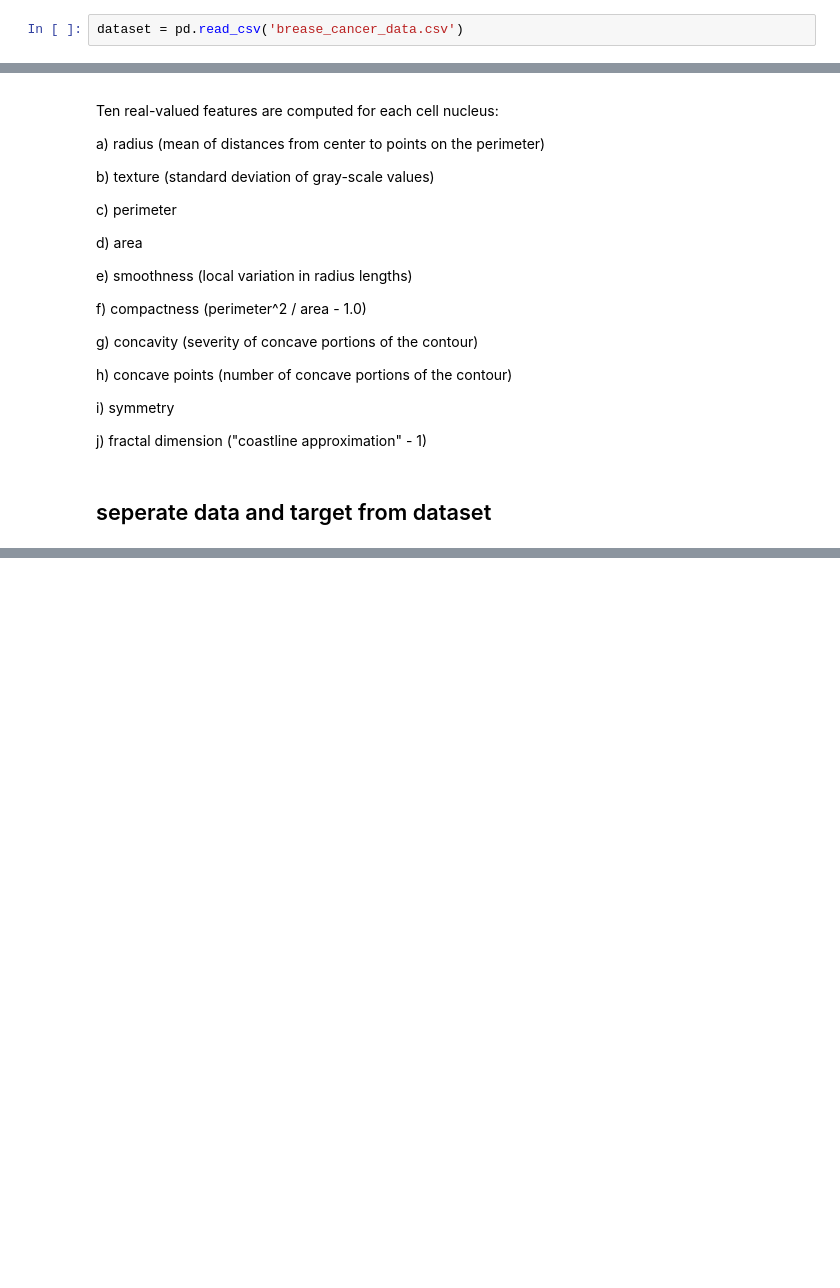
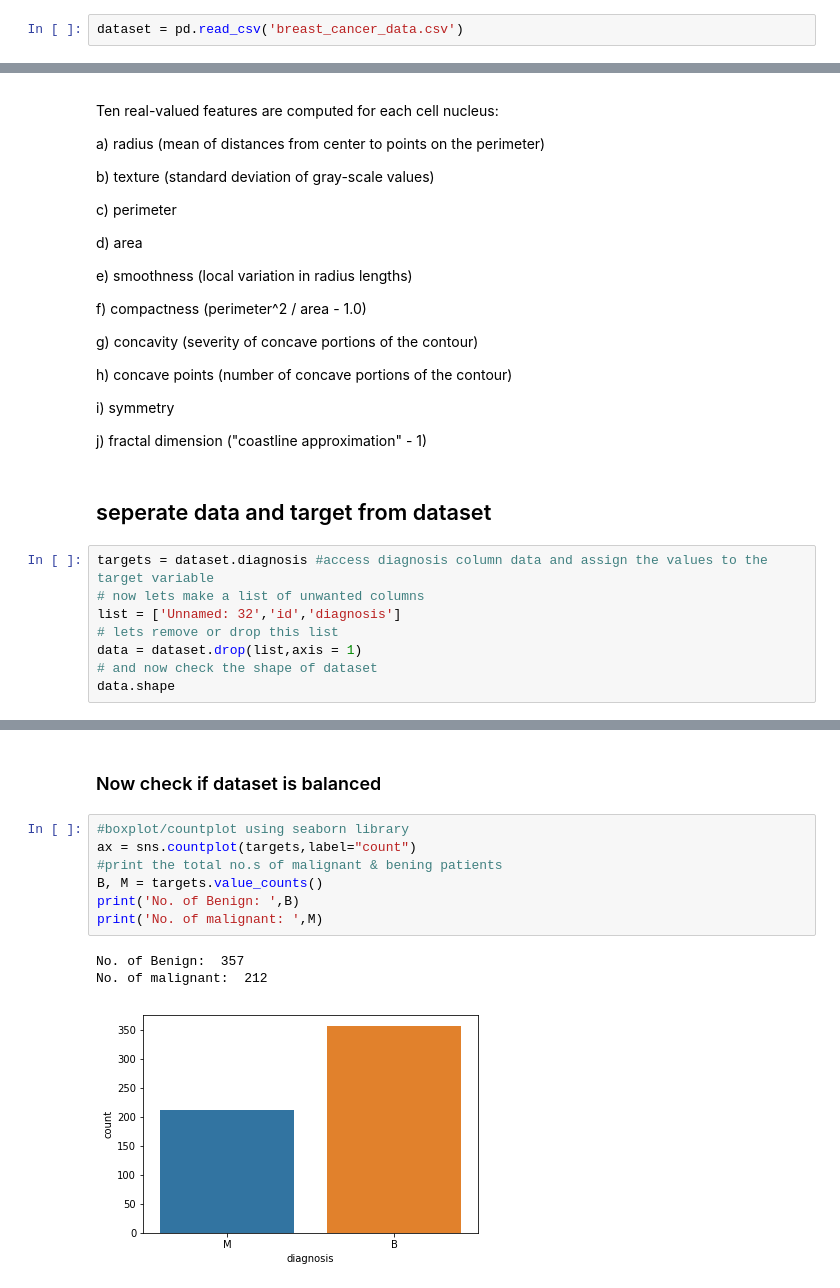
Before and after one commit to vishnu333/breast_cancer, a Jupyter notebook: Breast_cancer.ipynb, the cells around one changed output, grey strips where cells are left out. Saved outputs shown, nothing was run; the diff lists cells and outputs as text; blank space fills up the shorter version.

```diff
--- a/Breast_cancer.ipynb
+++ b/Breast_cancer.ipynb
@@ -10,7 +11,7 @@ import time #python time library
 # %% [markdown]
 # Dataset
 # %%
-dataset = pd.read_csv('brease_cancer_data.csv')
+dataset = pd.read_csv('breast_cancer_data.csv')
 # %%
 dataset.head()
 # %% [output]
@@ -55,3 +56,11 @@ i) symmetry
 j) fractal dimension ("coastline approximation" - 1)
 # %% [markdown]
 ## seperate data and target from dataset
+# %%
+targets = dataset.diagnosis #access diagnosis column data and assign the values to the target variable
+# now lets make a list of unwanted columns
+list = ['Unnamed: 32','id','diagnosis']
+# lets remove or drop this list
+data = dataset.drop(list,axis = 1)
+# and now check the shape of dataset
+data.shape
@@ -57,0 +93,13 @@ j) fractal dimension ("coastline approximation" - 1)
+# %% [markdown]
+### Now check if dataset is balanced
+# %%
+#boxplot/countplot using seaborn library
+ax = sns.countplot(targets,label="count")
+#print the total no.s of malignant & bening patients
+B, M = targets.value_counts()
+print('No. of Benign: ',B)
+print('No. of malignant: ',M)
+# %% [output]
+No. of Benign:  357
+No. of malignant:  212
+[figure, added]
```
Also changed, not shown: parts of 10 cells of this notebook.
